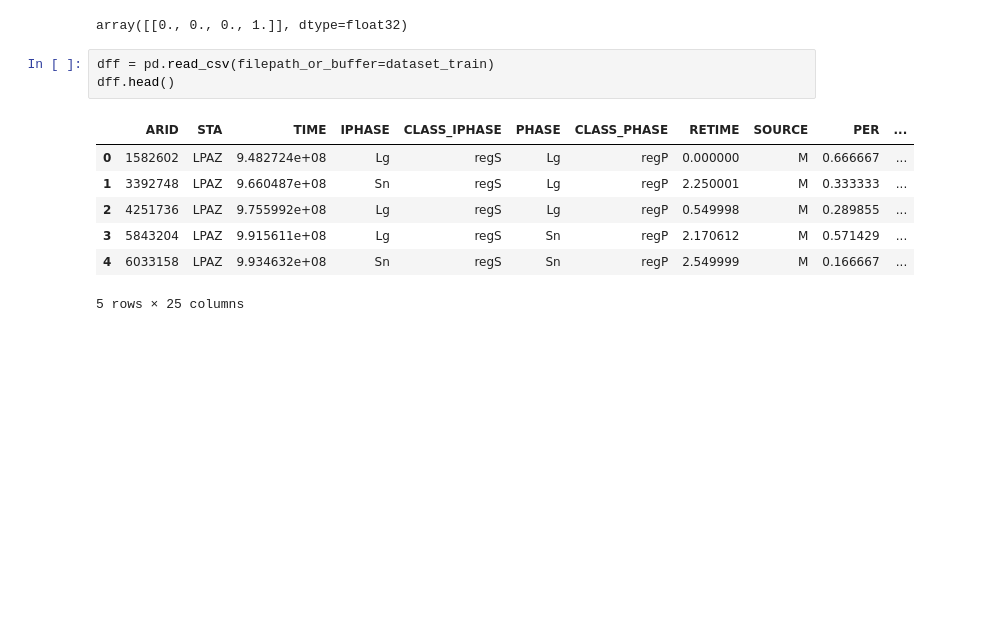
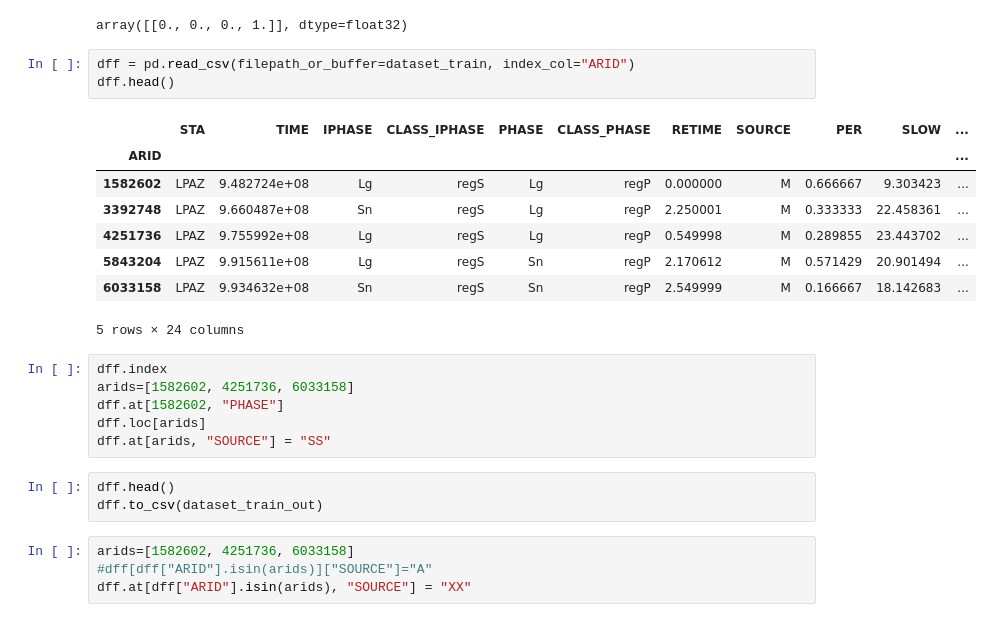
Before and after one commit to cahya-wirawan/phase-classification, a Jupyter notebook: stat_by_time.ipynb, the cells around one changed output. Drawn from its saved outputs; the diff is of its cells as text; blank space fills up the shorter version.

```diff
--- a/stat_by_time.ipynb
+++ b/stat_by_time.ipynb
@@ -293,13 +320,27 @@ p[0][0]
 # %% [output]
 array([[0., 0., 0., 1.]], dtype=float32)
 # %%
-dff = pd.read_csv(filepath_or_buffer=dataset_train)
+dff = pd.read_csv(filepath_or_buffer=dataset_train, index_col="ARID")
 dff.head()
 # %% [output]
-|  | ARID | STA | TIME | IPHASE | CLASS_IPHASE | PHASE | CLASS_PHASE | RETIME | SOURCE | PER | ... |
-| 0 | 1582602 | LPAZ | 9.482724e+08 | Lg | regS | Lg | regP | 0.000000 | M | 0.666667 | ... |
-| 1 | 3392748 | LPAZ | 9.660487e+08 | Sn | regS | Lg | regP | 2.250001 | M | 0.333333 | ... |
-| 2 | 4251736 | LPAZ | 9.755992e+08 | Lg | regS | Lg | regP | 0.549998 | M | 0.289855 | ... |
-| 3 | 5843204 | LPAZ | 9.915611e+08 | Lg | regS | Sn | regP | 2.170612 | M | 0.571429 | ... |
-| 4 | 6033158 | LPAZ | 9.934632e+08 | Sn | regS | Sn | regP | 2.549999 | M | 0.166667 | ... |
+|  | STA | TIME | IPHASE | CLASS_IPHASE | PHASE | CLASS_PHASE | RETIME | SOURCE | PER | SLOW | ... |
+| ARID |  |  |  |  |  |  |  |  |  |  | ... |
+| 1582602 | LPAZ | 9.482724e+08 | Lg | regS | Lg | regP | 0.000000 | M | 0.666667 | 9.303423 | ... |
+| 3392748 | LPAZ | 9.660487e+08 | Sn | regS | Lg | regP | 2.250001 | M | 0.333333 | 22.458361 | ... |
+| 4251736 | LPAZ | 9.755992e+08 | Lg | regS | Lg | regP | 0.549998 | M | 0.289855 | 23.443702 | ... |
+| 5843204 | LPAZ | 9.915611e+08 | Lg | regS | Sn | regP | 2.170612 | M | 0.571429 | 20.901494 | ... |
+| 6033158 | LPAZ | 9.934632e+08 | Sn | regS | Sn | regP | 2.549999 | M | 0.166667 | 18.142683 | ... |
-5 rows × 25 columns
+5 rows × 24 columns
+# %%
+dff.index
+arids=[1582602, 4251736, 6033158]
+dff.at[1582602, "PHASE"]
+dff.loc[arids]
+dff.at[arids, "SOURCE"] = "SS"
+# %%
+dff.head()
+dff.to_csv(dataset_train_out)
+# %%
+arids=[1582602, 4251736, 6033158]
+#dff[dff["ARID"].isin(arids)]["SOURCE"]="A"
+dff.at[dff["ARID"].isin(arids), "SOURCE"] = "XX"
```
Also changed, not shown: parts of 8 cells of this notebook.
